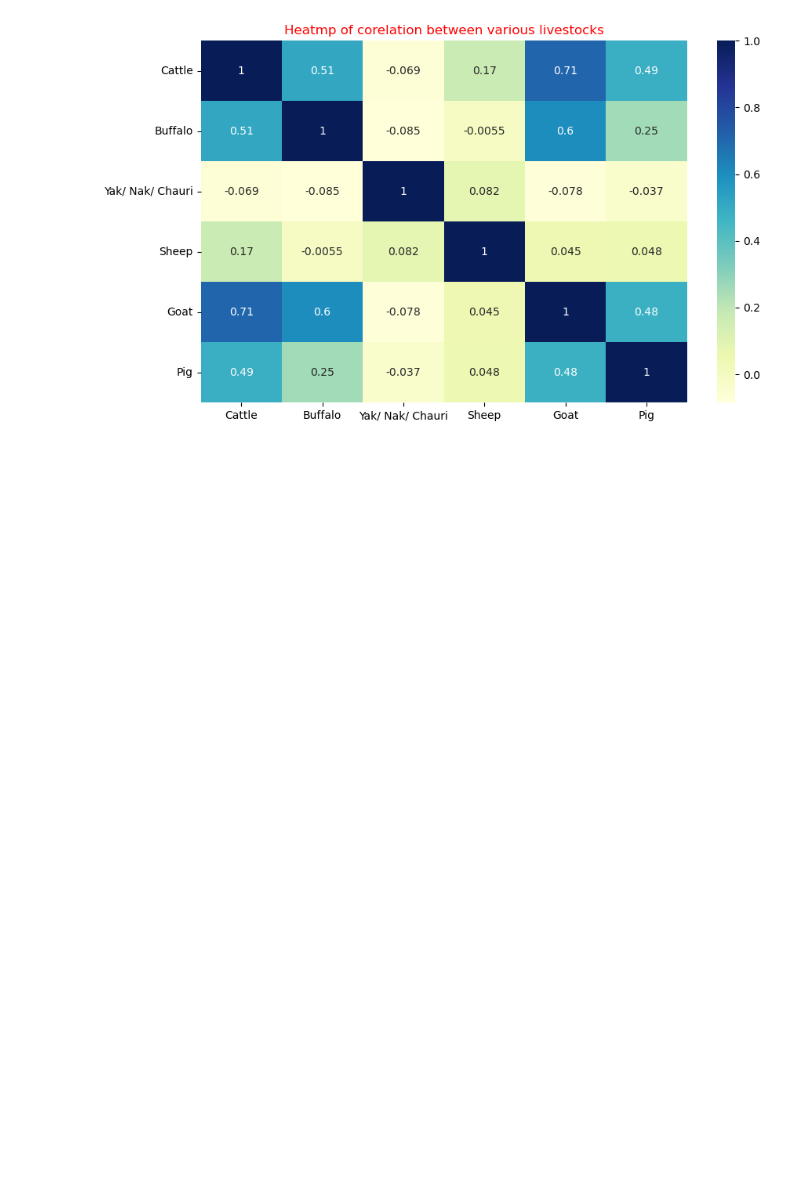
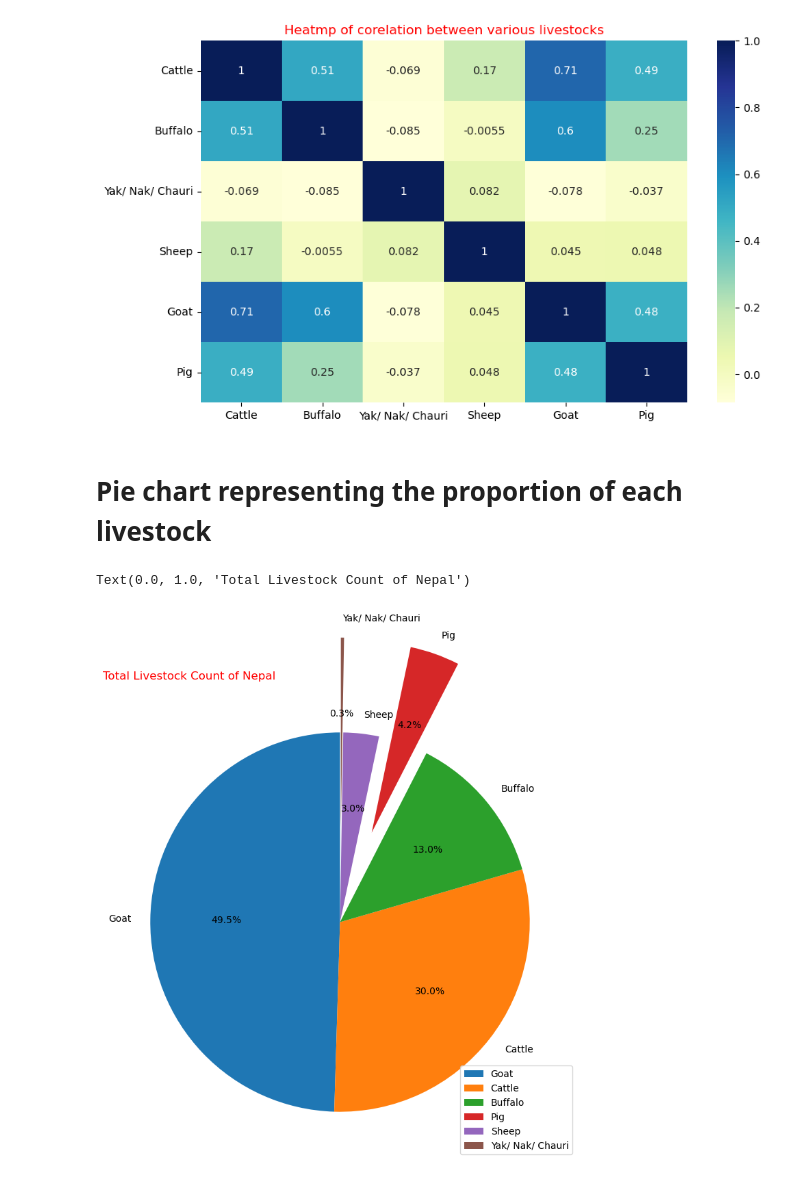
Before and after one commit to BibekRai44/Nepal-Livestock-Analysis, a Jupyter notebook: Data Analysis/Data Viz.ipynb, the cells around one changed output. Cells and saved outputs as stored; diff of their text form; code cells hidden in the pictures; blank space fills up the shorter version.

Commit message:
pie plot of different livestock

```diff
--- a/Data Analysis/Data Viz.ipynb
+++ b/Data Analysis/Data Viz.ipynb
@@ -108,3 +105,18 @@ plt.title("Heatmp of corelation between various livestocks",color='red')
 # %% [output]
 Text(0.5, 1.0, 'Heatmp of corelation between various livestocks')
 [figure]
+# %% [markdown]
+# Pie chart representing the proportion of each livestock
+# %%
+# pie chart representing the proportion of each livestock
+
+mylabels=['Goat','Cattle','Buffalo','Pig','Sheep','Yak/ Nak/ Chauri']
+plt.figure(figsize=(9,9))
+myexplode=[0,0,0,0.5,0,0.5]
+values=[df['Goat'].sum(),df['Cattle'].sum(),df['Buffalo'].sum(),df['Pig'].sum(),df['Sheep'].sum(),df['Yak/ Nak/ Chauri'].sum()]
+plt.pie(data=df,x=values,labels=mylabels,autopct="%1.1f%%",shadow=False, startangle=90,explode=myexplode)
+plt.legend(['Goat','Cattle','Buffalo','Pig','Sheep','Yak/ Nak/ Chauri'],loc="lower right")
+plt.title("Total Livestock Count of Nepal",loc='left',color='red')
+# %% [output]
+Text(0.0, 1.0, 'Total Livestock Count of Nepal')
+[figure, added]
```
Also changed, not shown: parts of 2 cells of this notebook.
